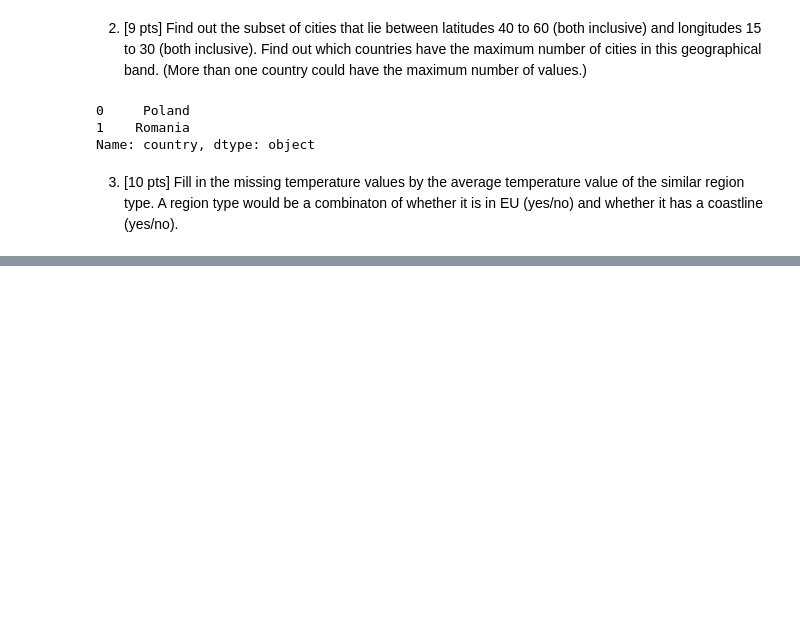
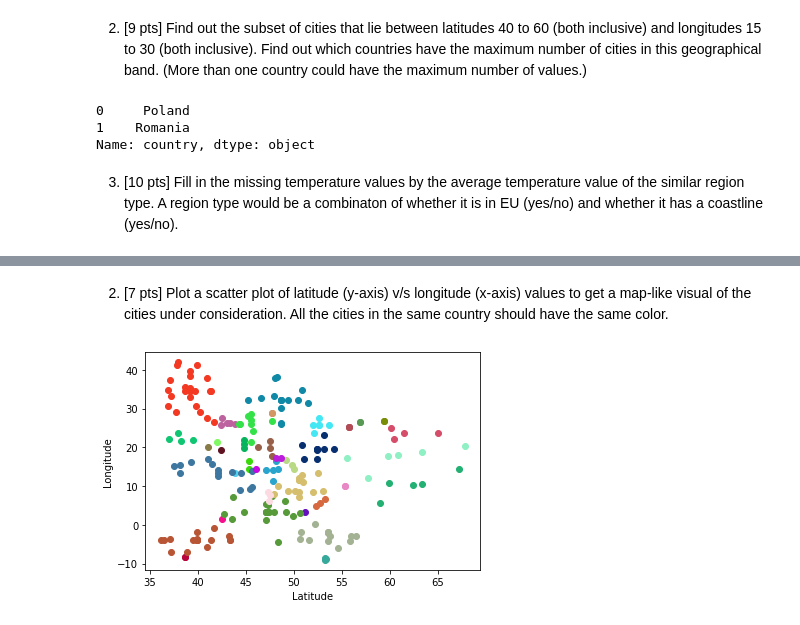
Before and after one commit to djwong23/CS210Asst3, a Jupyter notebook: eucities_temps.ipynb, the cells around one changed output, grey strips where cells are left out. Saved outputs shown, nothing was run; the diff lists cells and outputs as text; code cells hidden in the pictures; blank space fills up the shorter version.

```diff
--- a/eucities_temps.ipynb
+++ b/eucities_temps.ipynb
@@ -82,0 +98,10 @@ United Kingdom               Swansea       65.11  yes       yes     51.63      -
+# %% [markdown]
+2. [7 pts] Plot a scatter plot of latitude (y-axis) v/s longitude (x-axis) values to get a map-like visual of the cities under consideration. All the cities in the same country should have the same color.
+# %%
+for key, group in eucities.groupby('country'):
+    plt.scatter(group['latitude'], group['longitude'], color=np.random.rand(3,))
+plt.xlabel('Latitude')
+plt.ylabel('Longitude')
+plt.show()
+# %% [output]
+[figure, added]
```
Also changed, not shown: parts of 7 cells of this notebook.
